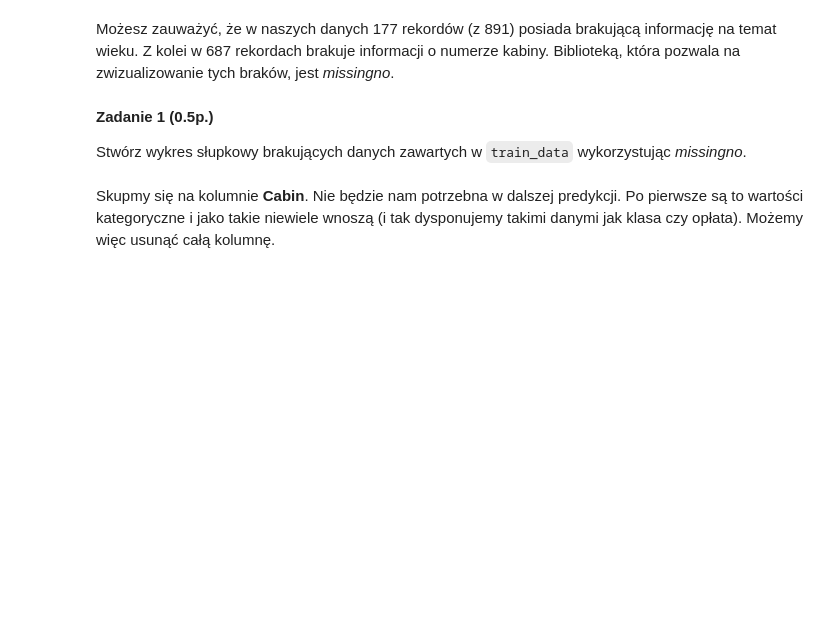
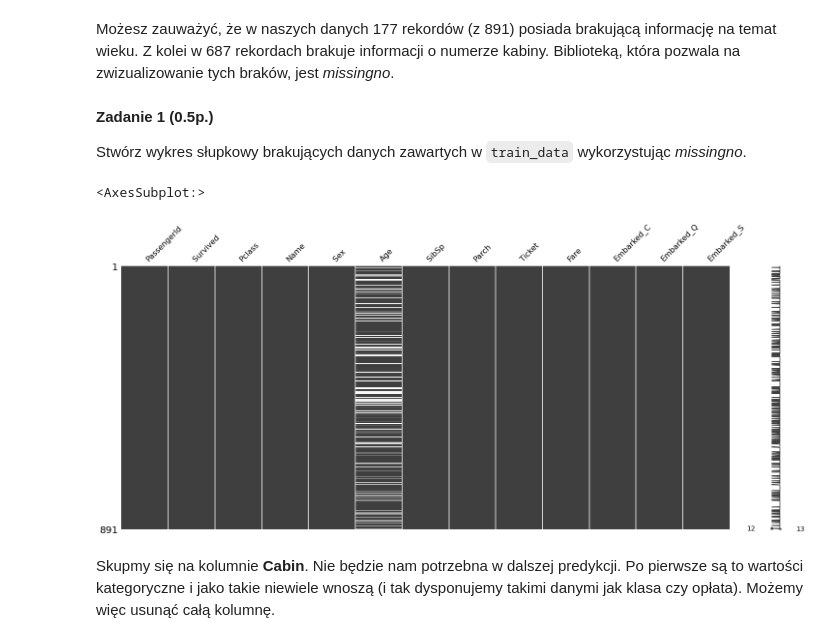
Before and after one commit to pweglik/psi, a Jupyter notebook: lab1/lab_1_introduction.ipynb, the cells around one changed output. Drawn from its saved outputs; the diff is of its cells as text; code cells hidden in the pictures; blank space fills up the shorter version.

```diff
--- a/lab1/lab_1_introduction.ipynb
+++ b/lab1/lab_1_introduction.ipynb
@@ -194,7 +194,10 @@ Możesz zauważyć, że w naszych danych 177 rekordów (z 891) posiada brakując
 
 Stwórz wykres słupkowy brakujących danych zawartych w `train_data` wykorzystując *missingno*.
 # %%
-msno.matrix(traindata)
+msno.matrix(train_data)
+# %% [output]
+<AxesSubplot:>
+[figure, added]
 # %% [markdown]
 Skupmy się na kolumnie **Cabin**. Nie będzie nam potrzebna w dalszej predykcji. Po pierwsze są to wartości kategoryczne i jako takie niewiele wnoszą (i tak dysponujemy takimi danymi jak klasa czy opłata). Możemy więc usunąć całą kolumnę.
 # %%
```
Also changed, not shown: parts of 4 cells of this notebook.
